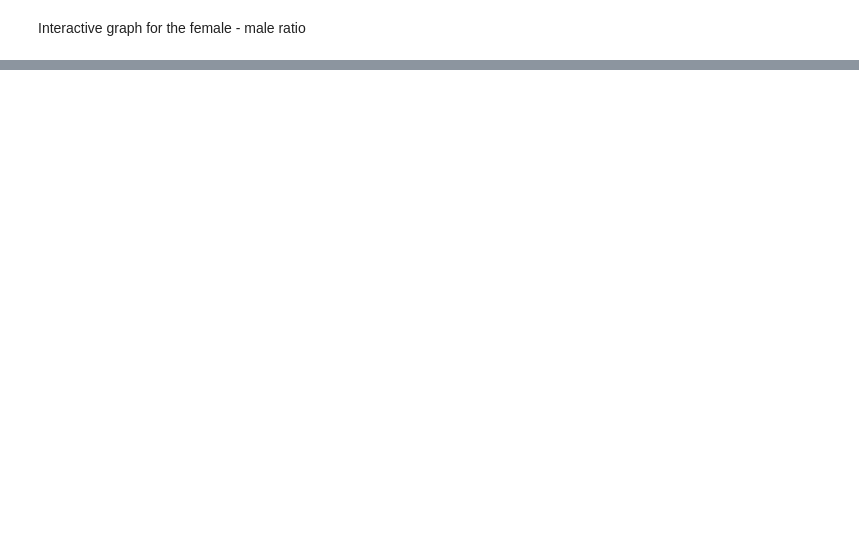
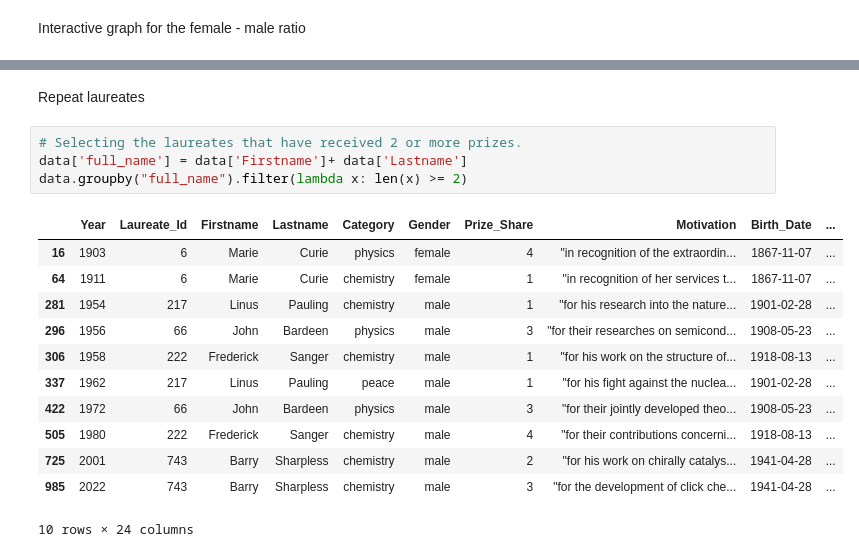
Before and after one commit to CoskunErden/Portfolio, a Jupyter notebook: Nobel.ipynb, the cells around one changed output, grey strips where cells are left out. Saved outputs shown, nothing was run; the diff lists cells and outputs as text; blank space fills up the shorter version.

```diff
--- a/Nobel.ipynb
+++ b/Nobel.ipynb
@@ -120,0 +346,19 @@ fig.show()
+# %% [markdown]
+Repeat laureates
+# %%
+# Selecting the laureates that have received 2 or more prizes.
+data['full_name'] = data['Firstname']+ data['Lastname']
+data.groupby("full_name").filter(lambda x: len(x) >= 2)
+# %% [output]
+|  | Year | Laureate_Id | Firstname | Lastname | Category | Gender | Prize_Share | Motivation | Birth_Date | ... |
+| 16 | 1903 | 6 | Marie | Curie | physics | female | 4 | "in recognition of the extraordin... | 1867-11-07 | ... |
+| 64 | 1911 | 6 | Marie | Curie | chemistry | female | 1 | "in recognition of her services t... | 1867-11-07 | ... |
+| 281 | 1954 | 217 | Linus | Pauling | chemistry | male | 1 | "for his research into the nature... | 1901-02-28 | ... |
+| 296 | 1956 | 66 | John | Bardeen | physics | male | 3 | "for their researches on semicond... | 1908-05-23 | ... |
+| 306 | 1958 | 222 | Frederick | Sanger | chemistry | male | 1 | "for his work on the structure of... | 1918-08-13 | ... |
+| 337 | 1962 | 217 | Linus | Pauling | peace | male | 1 | "for his fight against the nuclea... | 1901-02-28 | ... |
+| 422 | 1972 | 66 | John | Bardeen | physics | male | 3 | "for their jointly developed theo... | 1908-05-23 | ... |
+| 505 | 1980 | 222 | Frederick | Sanger | chemistry | male | 4 | "for their contributions concerni... | 1918-08-13 | ... |
+| 725 | 2001 | 743 | Barry | Sharpless | chemistry | male | 2 | "for his work on chirally catalys... | 1941-04-28 | ... |
+| 985 | 2022 | 743 | Barry | Sharpless | chemistry | male | 3 | "for the development of click che... | 1941-04-28 | ... |
+10 rows × 24 columns
```
Also changed, not shown: parts of 25 cells of this notebook.
